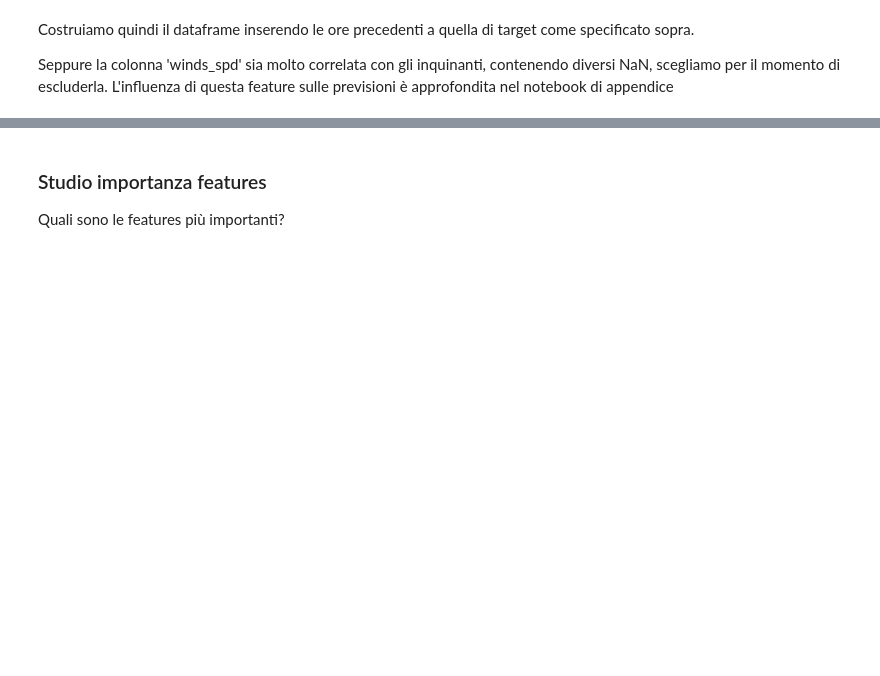
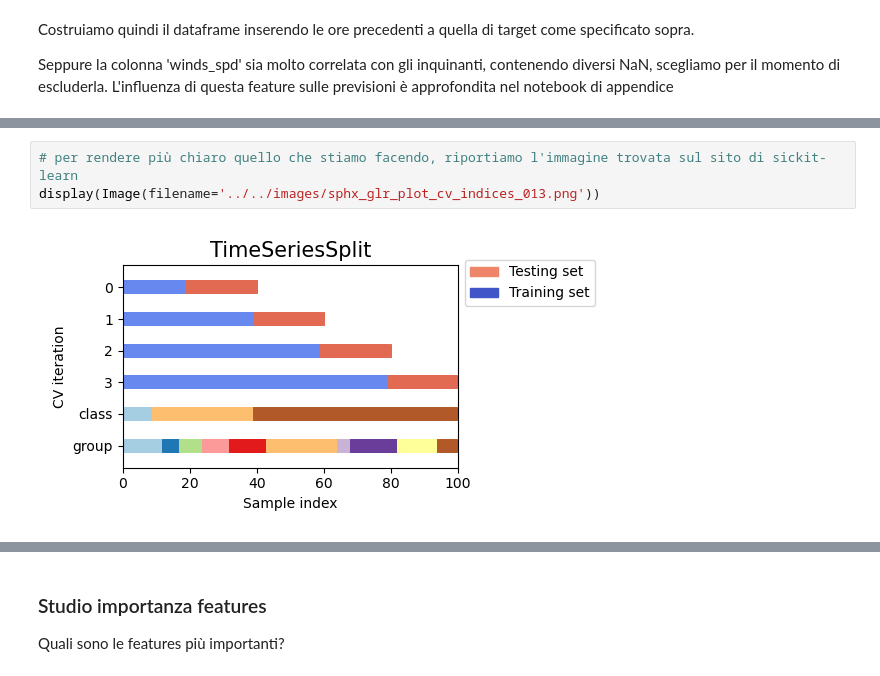
Before and after one commit to CarloDegasperi/DataScience, a Jupyter notebook: notebooks/classification/04_logistic_regression.ipynb, the cells around one changed output, grey strips where cells are left out. Drawn from its saved outputs; the diff is of its cells as text; blank space fills up the shorter version.

```diff
--- a/notebooks/classification/04_logistic_regression.ipynb
+++ b/notebooks/classification/04_logistic_regression.ipynb
@@ -51,0 +63,5 @@ binary_class_df.head()
+# %%
+# per rendere più chiaro quello che stiamo facendo, riportiamo l'immagine trovata sul sito di sickit-learn
+display(Image(filename='../../images/sphx_glr_plot_cv_indices_013.png'))
+# %% [output]
+[figure, added]
```
Also changed, not shown: parts of 50 cells of this notebook, 5 other files.
